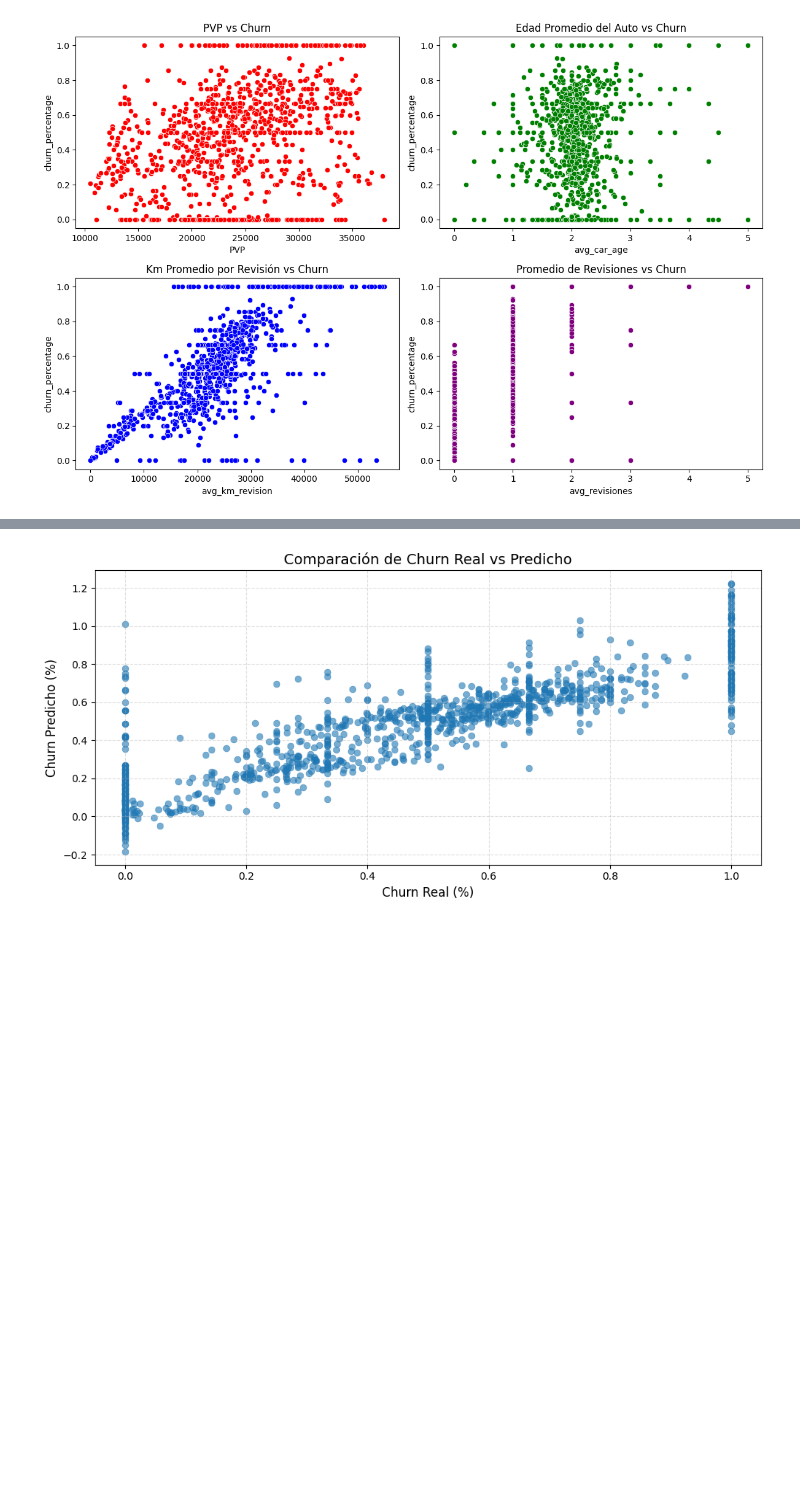
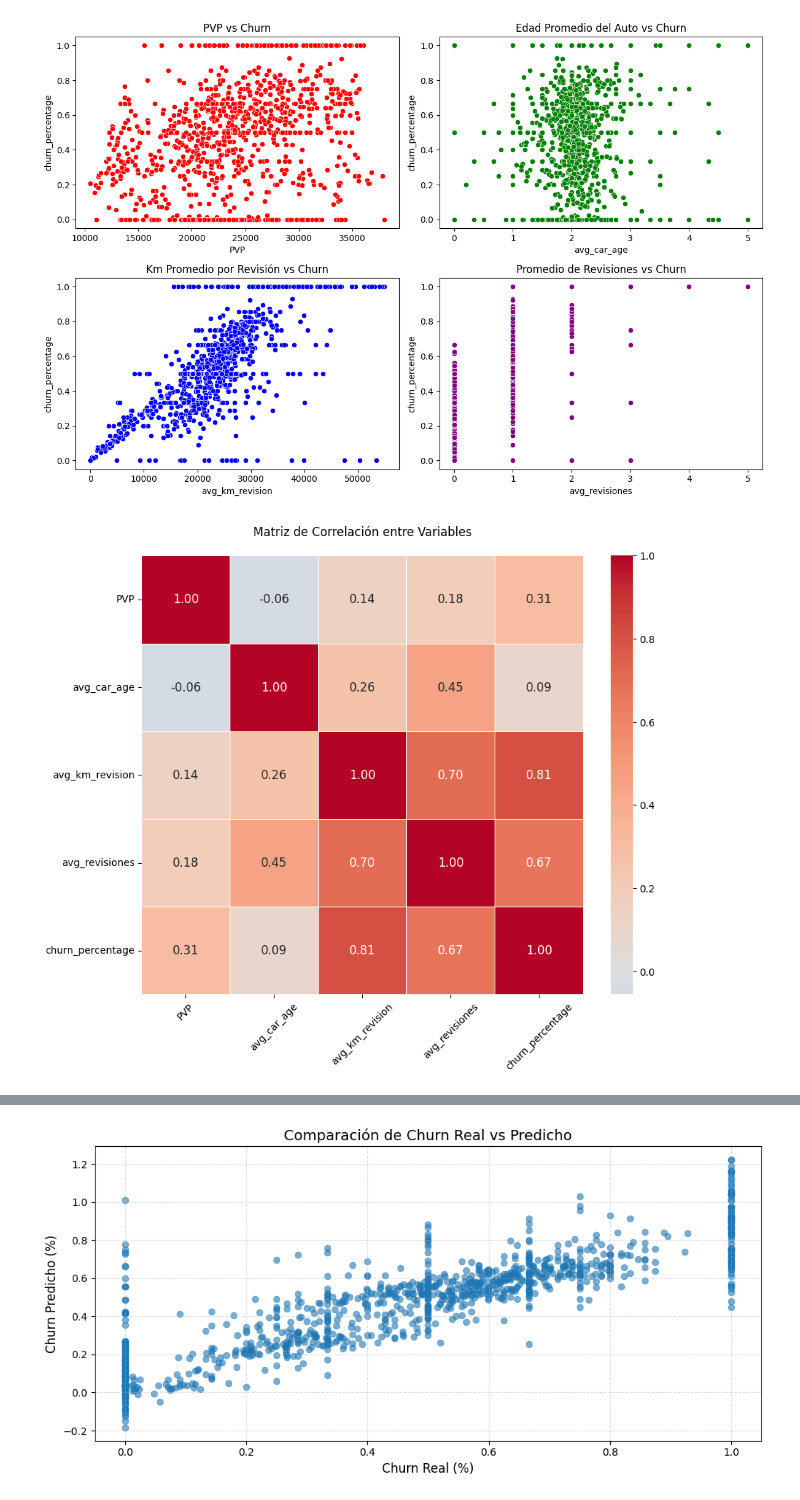
Before and after one commit to josean9/Tarea-1-de-azure, a Jupyter notebook: regresion/regresion.ipynb, the cells around one changed output, grey strips where cells are left out. Drawn from its saved outputs; the diff is of its cells as text; code cells hidden in the pictures; blank space fills up the shorter version.

```diff
--- a/regresion/regresion.ipynb
+++ b/regresion/regresion.ipynb
@@ -93,3 +93,23 @@ plt.tight_layout()
 plt.show()
 # %% [output]
 [figure]
+# %%
+# Calcular correlaciones
+corr_matrix = df.corr()
+
+# Visualización
+plt.figure(figsize=(10, 8))
+sns.heatmap(corr_matrix,
+            annot=True,
+            fmt=".2f",
+            cmap='coolwarm',
+            center=0,
+            linewidths=0.5,
+            annot_kws={"size": 12})
+
+plt.title('Matriz de Correlación entre Variables', pad=20)
+plt.xticks(rotation=45)
+plt.yticks(rotation=0)
+plt.show()
+# %% [output]
+[figure, added]
```
Also changed, not shown: parts of 2 cells of this notebook.
